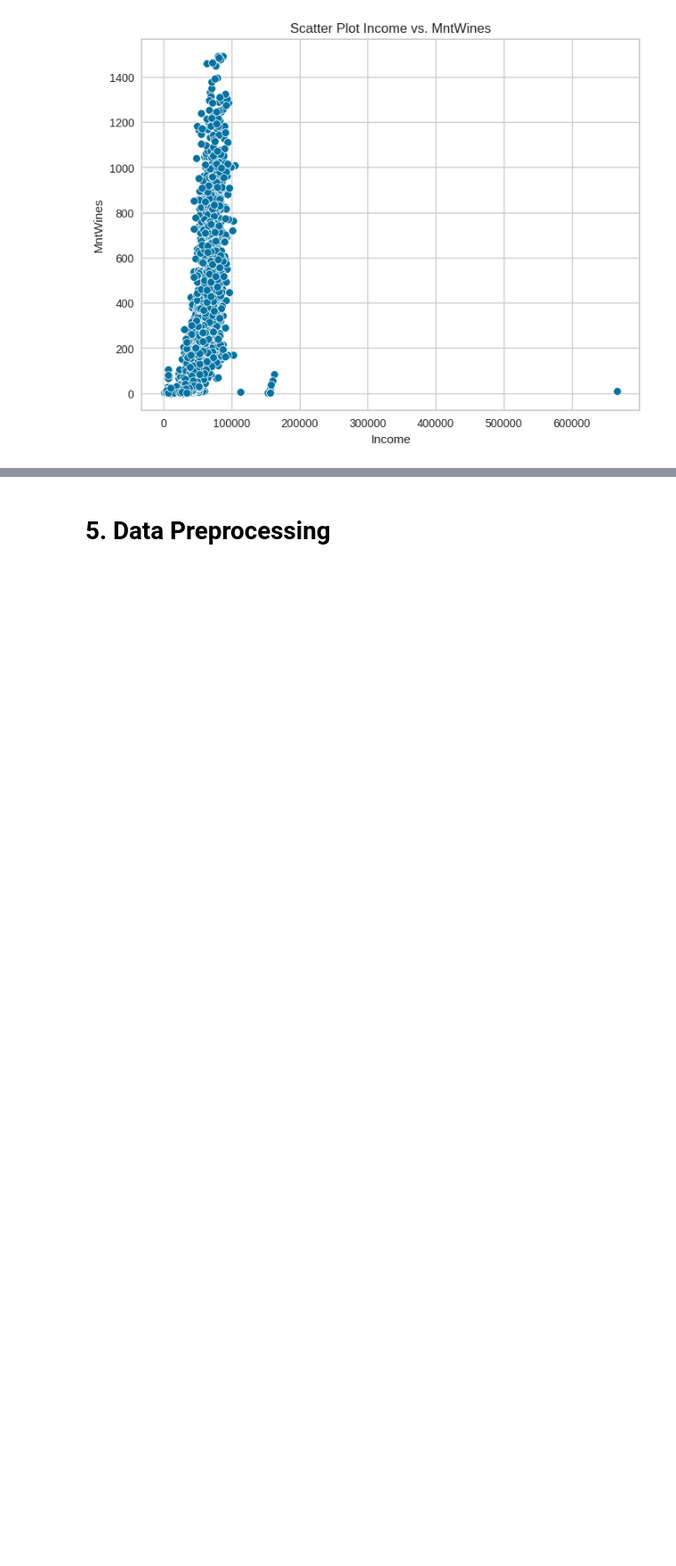
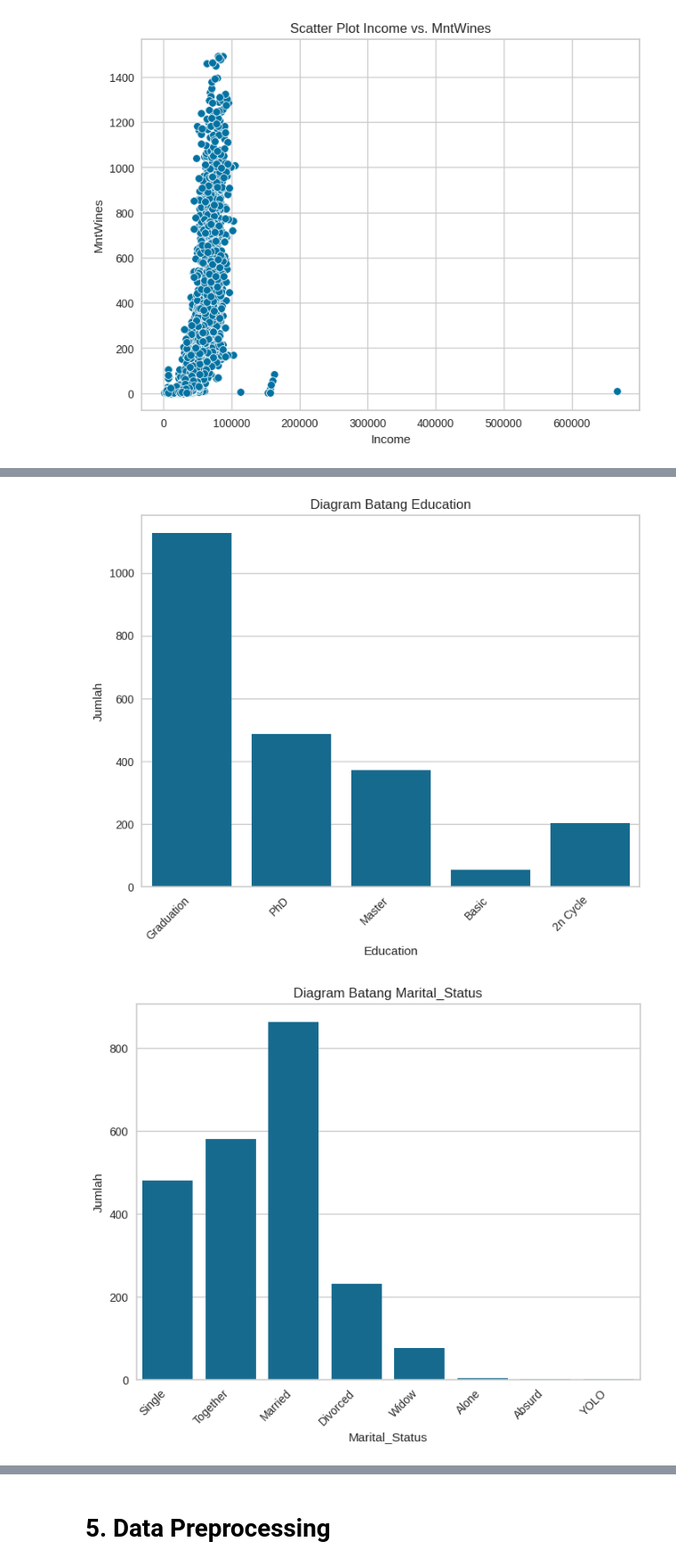
Before and after one commit to LatiefDataVisionary/machine-learning-basic-dicoding, a Jupyter notebook: [Clustering]_Submission_Akhir_BMLP_Lathif_Ramadhan.ipynb, the cells around one changed output, grey strips where cells are left out. Shown at 89% size. Cells and saved outputs as stored; diff of their text form; code cells hidden in the pictures; blank space fills up the shorter version.

```diff
--- a/[Clustering]_Submission_Akhir_BMLP_Lathif_Ramadhan.ipynb
+++ b/[Clustering]_Submission_Akhir_BMLP_Lathif_Ramadhan.ipynb
@@ -351,0 +382,15 @@ plt.show()
+# %%
+# 2. Diagram Batang untuk Variabel Kategorikal
+categorical_features = df.select_dtypes(include=['object']).columns
+
+for feature in categorical_features:
+    plt.figure(figsize=(8, 6))
+    sns.countplot(x=feature, data=df)
+    plt.title(f'Diagram Batang {feature}')
+    plt.xlabel(feature)
+    plt.ylabel('Jumlah')
+    plt.xticks(rotation=45, ha='right')  # Rotasi label sumbu x jika diperlukan
+    plt.show()
+# %% [output]
+[figure, added]
+[figure, added]
```
Also changed, not shown: parts of 3 cells of this notebook.
